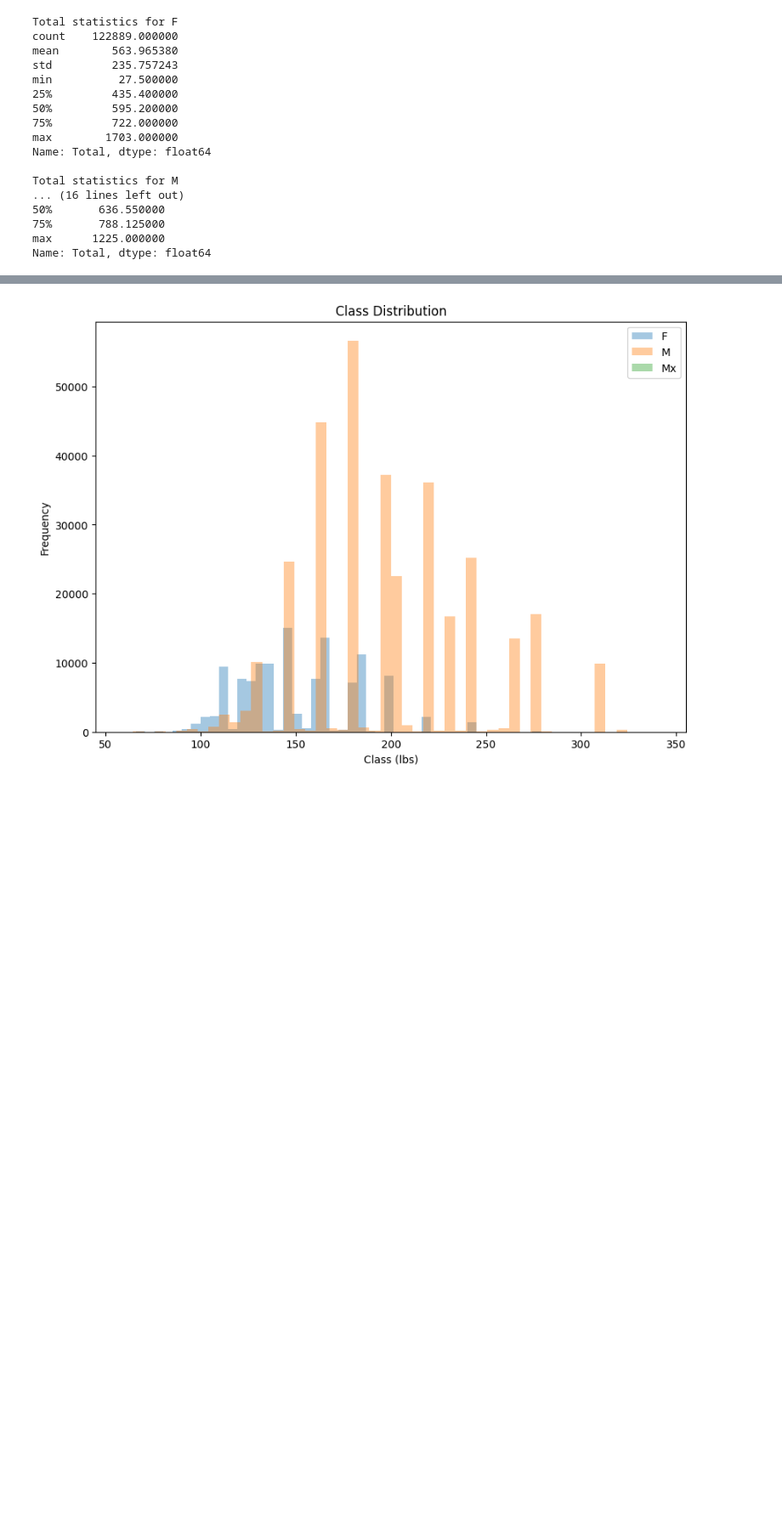
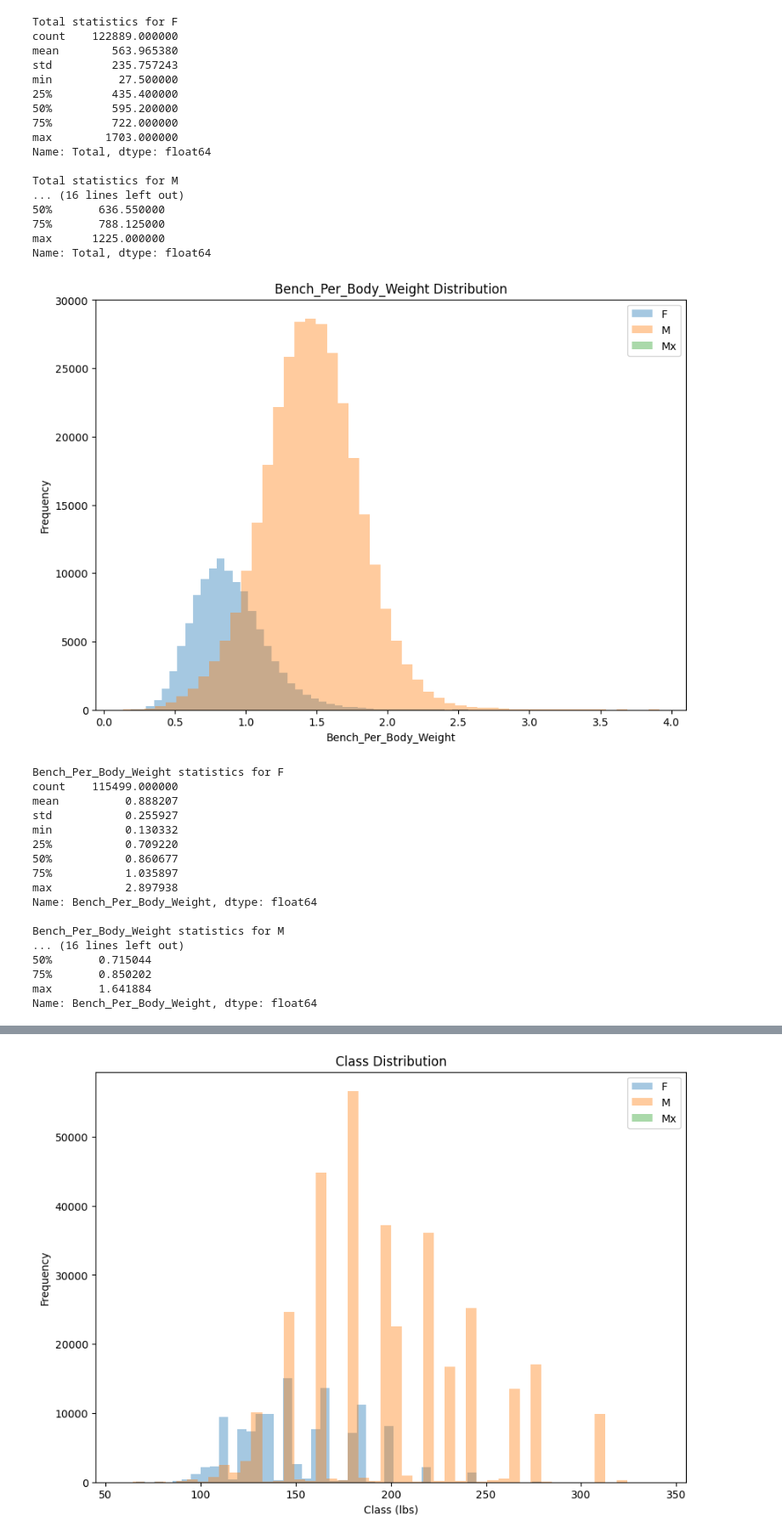
Before and after one commit to pranav142/Openpowerlifting-Database, a Jupyter notebook: notebooks/processed_EDA.ipynb, the cells around one changed output, grey strips where cells are left out. Shown at 85% size. Saved outputs shown, nothing was run; the diff lists cells and outputs as text; code cells hidden in the pictures; blank space fills up the shorter version.

Commit message:
Added More Visualization

```diff
--- a/notebooks/processed_EDA.ipynb
+++ b/notebooks/processed_EDA.ipynb
@@ -427,3 +430,37 @@ Total statistics for M
 75%       788.125000
 max      1225.000000
 Name: Total, dtype: float64
+# %%
+COLUMN="Bench_Per_Body_Weight"
+HUE="Gender"
+
+plot_histogram(
+    data=df,
+    title=f"{COLUMN} Distribution",
+    bins=50,
+    xlabel=f"{COLUMN}",
+    ylabel="Frequency",
+    hue=HUE,
+    column=COLUMN,
+)
+
+show_column_stats(data=df, column=COLUMN, hue=HUE)
+# %% [output]
+[figure, added]
+Bench_Per_Body_Weight statistics for F
+count    115499.000000
+mean          0.888207
+std           0.255927
+min           0.130332
+25%           0.709220
+50%           0.860677
+75%           1.035897
+max           2.897938
+Name: Bench_Per_Body_Weight, dtype: float64
+
+Bench_Per_Body_Weight statistics for M
+... (16 lines left out)
+50%       0.715044
+75%       0.850202
+max       1.641884
+Name: Bench_Per_Body_Weight, dtype: float64
```
Also changed, not shown: parts of 17 cells of this notebook, 3 other files.
